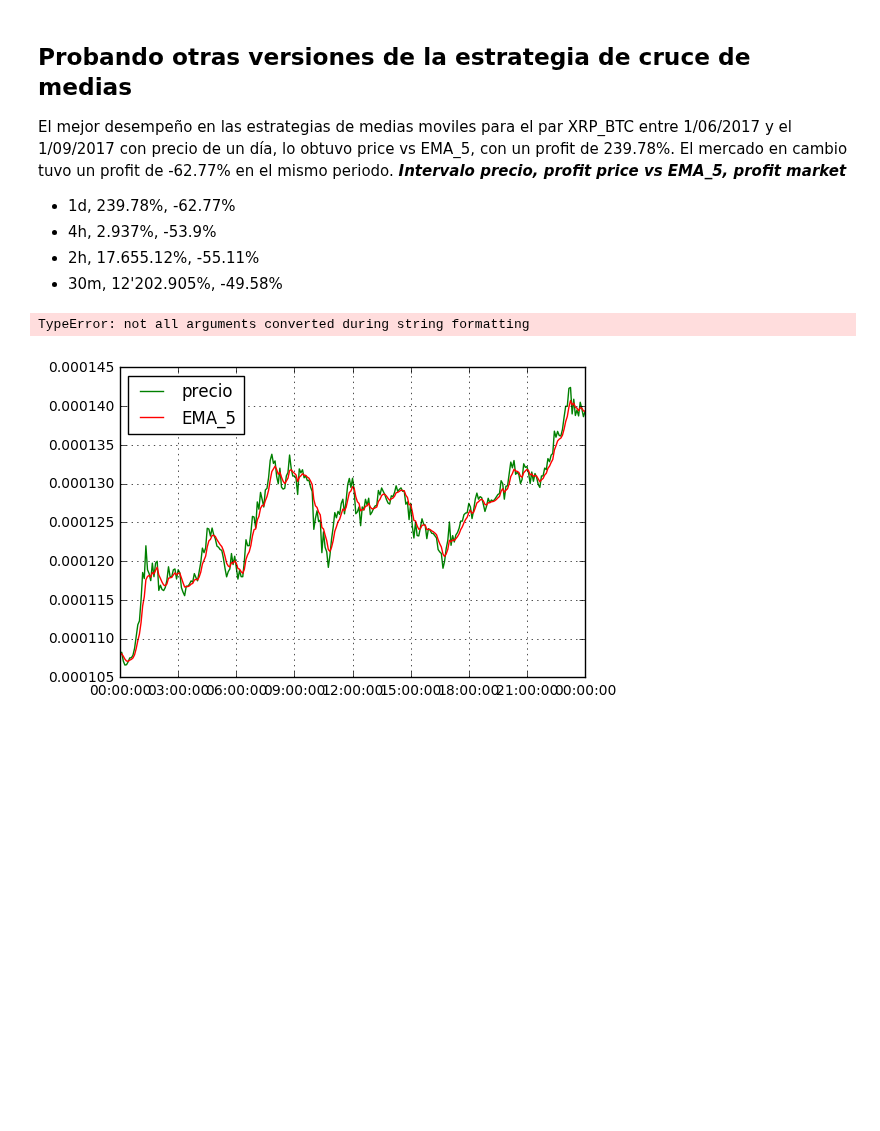
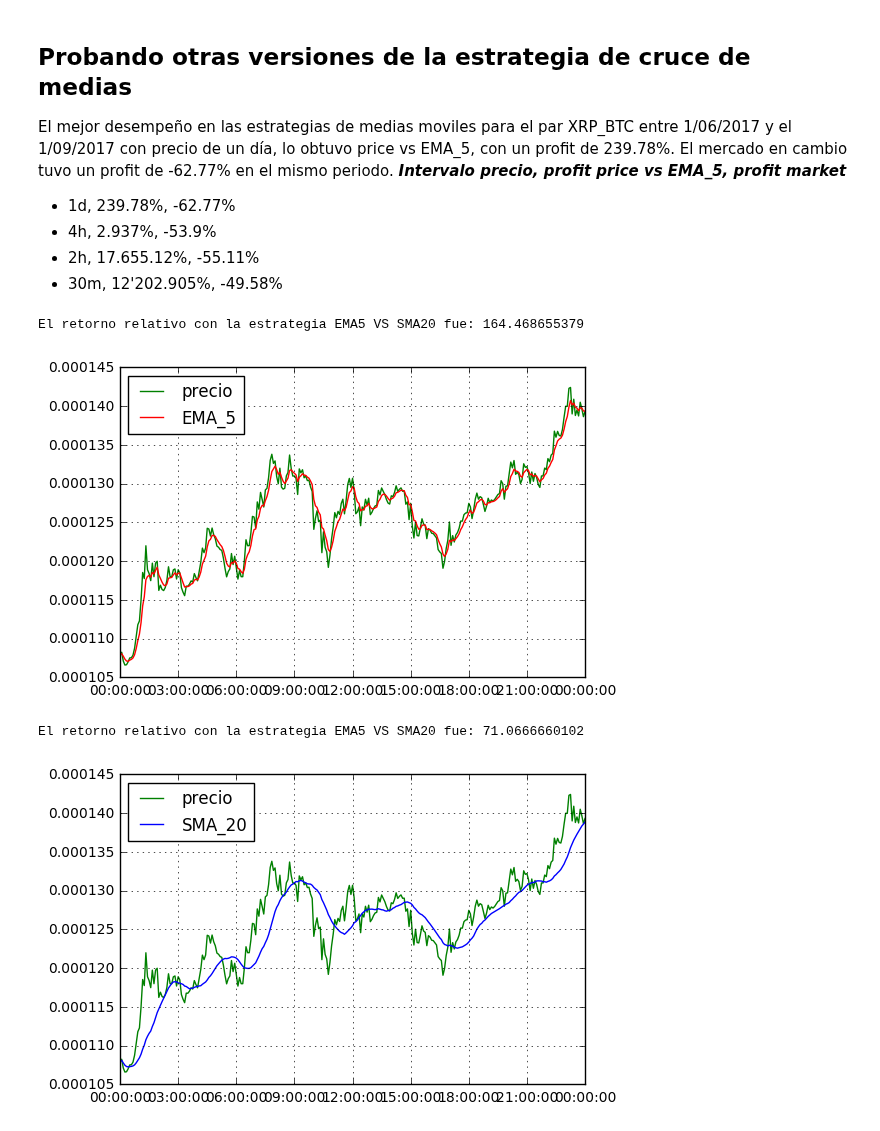
Before and after one commit to ADCryptoSolutions/adcb, a Jupyter notebook: Bot organizado.ipynb, the cells around one changed output. Cells and saved outputs as stored; diff of their text form; code cells hidden in the pictures; blank space fills up the shorter version.

```diff
--- a/Bot organizado.ipynb
+++ b/Bot organizado.ipynb
@@ -151,19 +152,22 @@ from strategy import pricevsEMA, pricevsSMA, EMAvsEMA
 #Precio vs EMA_5
 
 w = pricevsEMA(df["close"])
-relativeReturn = profit(w["w"],df["close"])
+relativeReturn,v = profit(w["w"],df["close"])
 
 print 'El retorno relativo con la estrategia EMA5 VS SMA20 fue: %s'%(relativeReturn*100)
 # %% [output]
-TypeError: not all arguments converted during string formatting
+El retorno relativo con la estrategia EMA5 VS SMA20 fue: 164.468655379
 [figure]
 # %%
 #Precio vs SMA_20
 
 w = pricevsSMA(df["close"])
-relativeReturn = profit(w["w"],df["close"])
+relativeReturn,v = profit(w["w"],df["close"])
 
 print 'El retorno relativo con la estrategia EMA5 VS SMA20 fue: %s'%(relativeReturn*100)
+# %% [output]
+El retorno relativo con la estrategia EMA5 VS SMA20 fue: 71.0666660102
+[figure, added]
 # %%
 #EMA_5 vs EMA_20
 
```
Also changed, not shown: parts of 2 cells of this notebook, 2 other files.
